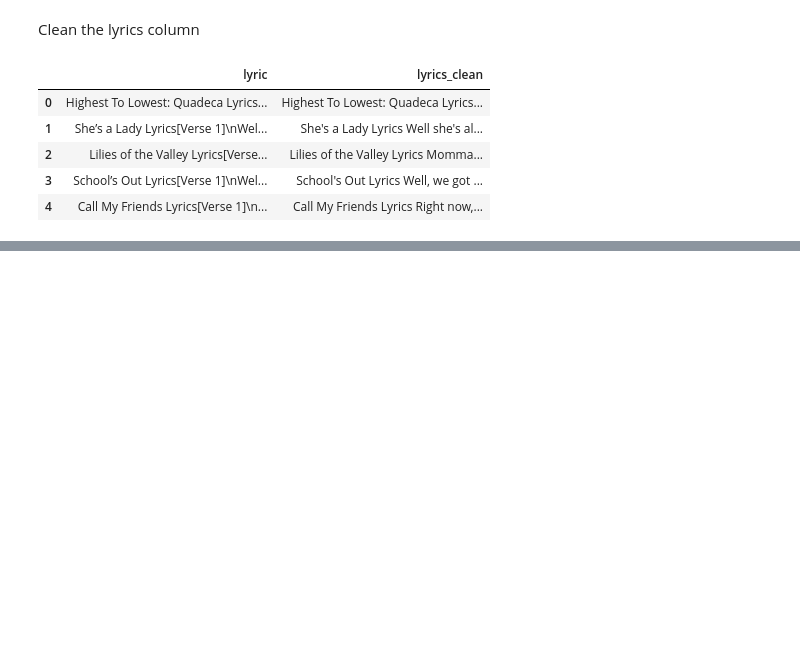
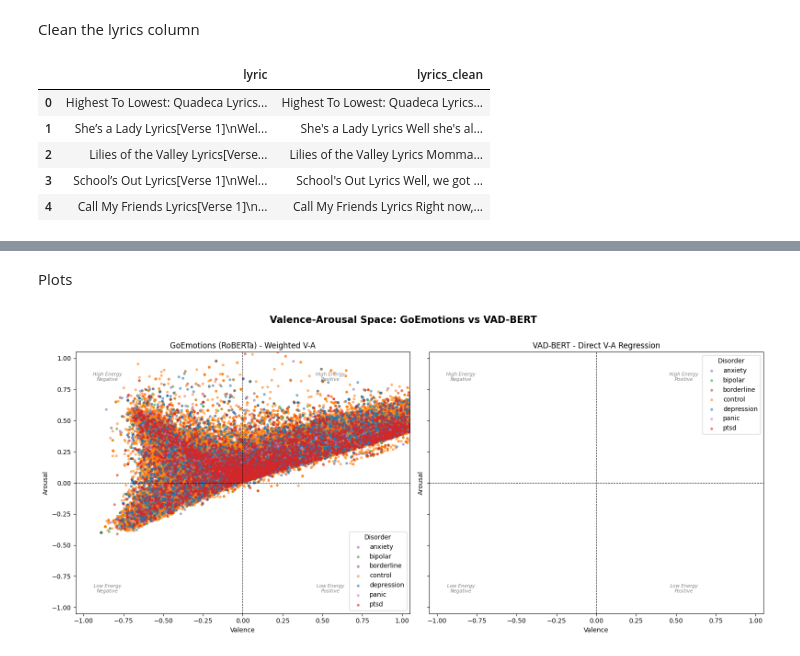
Before and after one commit to filpi86/mer-thesis, a Jupyter notebook: Thesis_twitter.ipynb, the cells around one changed output, grey strips where cells are left out. Drawn from its saved outputs; the diff is of its cells as text; code cells hidden in the pictures; blank space fills up the shorter version.

```diff
--- a/Thesis_twitter.ipynb
+++ b/Thesis_twitter.ipynb
@@ -606,0 +600,18 @@ df_final.to_csv("/content/drive/MyDrive/lyrics_emotions.csv", index=False)
+# %%
+sample_text = (
+    'I feel so empty and lost, nothing makes sense anymore.'
+    "The world is dark and I can't find my way out."
+)
+
+go_out = go_emotions_pipe(sample_text)[0]
+vad_out = vad_bert_pipe(sample_text)[0]
+
+# GoEmotions top 5
+go_df = pd.DataFrame(go_out).sort_values('score', ascending=False).head(5)
+print('GoEmotions top 5:')
+print(go_df.to_string(index=False))
+
+# VAD-BERT — print raw output to inspect actual label names
+print('\nVAD-BERT raw output (all labels):')
+for item in vad_out:
+    print(f"  label={item['label']!r}  score={item['score']:.4f}")
@@ -606,0 +755,43 @@ df_final.to_csv("/content/drive/MyDrive/lyrics_emotions.csv", index=False)
+# %% [markdown]
+Plots
+# %%
+disorder = df_final['disorder'].dropna().unique()
+color_map = {d: c for d, c in zip(disorder, plt.cm.tab10.colors)}
+
+fig, axes = plt.subplots(1, 2, figsize=(16, 7), sharey=True)
+
+for ax, (valence_col, arousal_col, title) in zip(
+    axes,
+    [
+        ('go_valence', 'go_arousal', 'GoEmotions (RoBERTa) - Weighted V-A'),
+        ('vad_valence', 'vad_arousal', 'VAD-BERT - Direct V-A Regression')
+    ],
+):
+    for disorder, grp in df_final.groupby('disorder'):
+        ax.scatter(grp[valence_col], grp[arousal_col], alpha=0.5, s=10, label=disorder, color=color_map.get(disorder, 'grey'))
+
+    ax.axhline(0, color='black', linewidth=0.8, linestyle='--')
+    ax.axvline(0, color='black', linewidth=0.8, linestyle='--')
+    ax.set_xlim(-1.05, 1.05)
+    ax.set_ylim(-1.05, 1.05)
+    ax.set_xlabel('Valence')
+    ax.set_ylabel('Arousal')
+    ax.set_title(title)
+    ax.legend(title='Disorder')
+
+    for xt, yt, lbl in[
+        (0.55, 0.85, 'High Energy\nPositive'),
+        (-0.85, 0.85, 'High Energy\nNegative'),
+        (0.55, -0.85, 'Low Energy\nPositive'),
+        (-0.85, -0.85, 'Low Energy\nNegative'),
+    ]:
+        ax.text(xt, yt, lbl, fontsize=7.5, color='grey',
+                ha='center', va='center', style='italic')
+
+fig.suptitle('Valence-Arousal Space: GoEmotions vs VAD-BERT', fontsize=15,
+             fontweight='bold', y=1.01)
+
+plt.tight_layout()
+plt.show()
+# %% [output]
+[figure, added]
```
Also changed, not shown: parts of 22 cells of this notebook, 8 other files.
